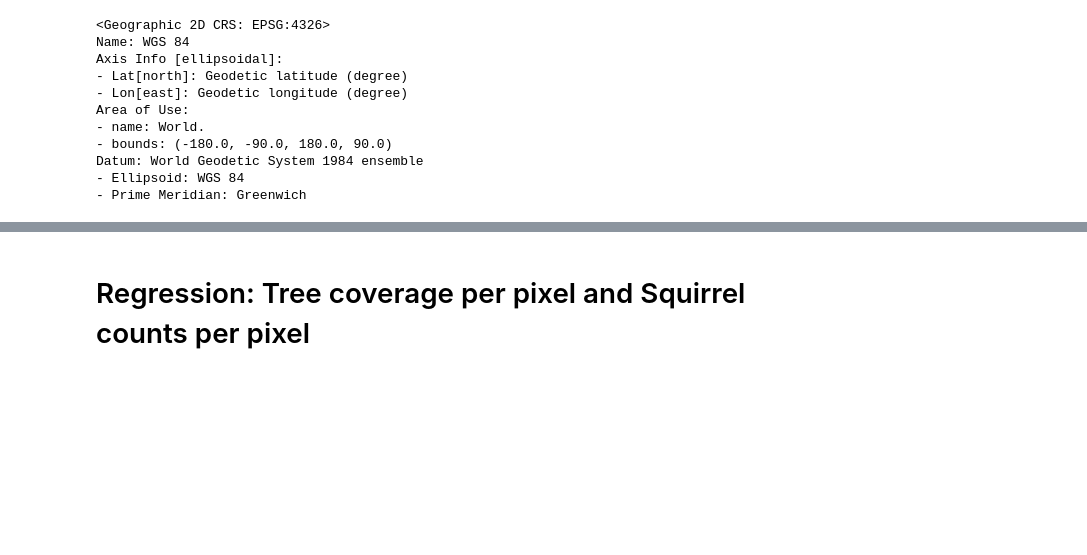
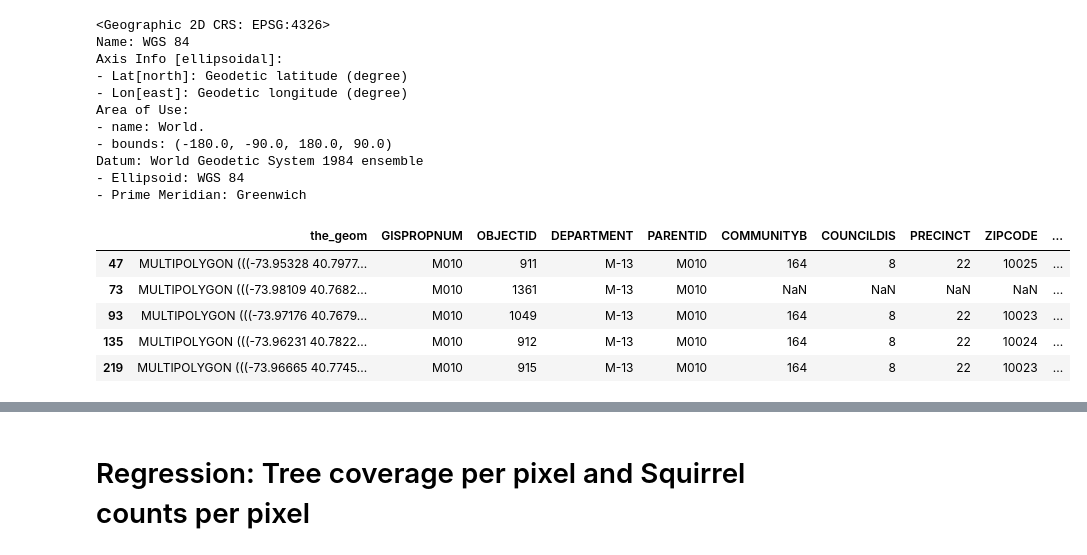
Before and after one commit to envirodatascience/final-project-go-squirrels, a Jupyter notebook: Zaya_Go_Squirrels.ipynb, the cells around one changed output, grey strips where cells are left out. Saved outputs shown, nothing was run; the diff lists cells and outputs as text; code cells hidden in the pictures; blank space fills up the shorter version.

```diff
--- a/Zaya_Go_Squirrels.ipynb
+++ b/Zaya_Go_Squirrels.ipynb
@@ -467,3 +484,12 @@ Area of Use:
 Datum: World Geodetic System 1984 ensemble
 - Ellipsoid: WGS 84
 - Prime Meridian: Greenwich
+# %%
+filtered_water.head()
+# %% [output]
+|  | the_geom | GISPROPNUM | OBJECTID | DEPARTMENT | PARENTID | COMMUNITYB | COUNCILDIS | PRECINCT | ZIPCODE | ... |
+| 47 | MULTIPOLYGON (((-73.95328 40.7977... | M010 | 911 | M-13 | M010 | 164 | 8 | 22 | 10025 | ... |
+| 73 | MULTIPOLYGON (((-73.98109 40.7682... | M010 | 1361 | M-13 | M010 | NaN | NaN | NaN | NaN | ... |
+| 93 | MULTIPOLYGON (((-73.97176 40.7679... | M010 | 1049 | M-13 | M010 | 164 | 8 | 22 | 10023 | ... |
+| 135 | MULTIPOLYGON (((-73.96231 40.7822... | M010 | 912 | M-13 | M010 | 164 | 8 | 22 | 10024 | ... |
+| 219 | MULTIPOLYGON (((-73.96665 40.7745... | M010 | 915 | M-13 | M010 | 164 | 8 | 22 | 10023 | ... |
```
Also changed, not shown: parts of 22 cells of this notebook.
